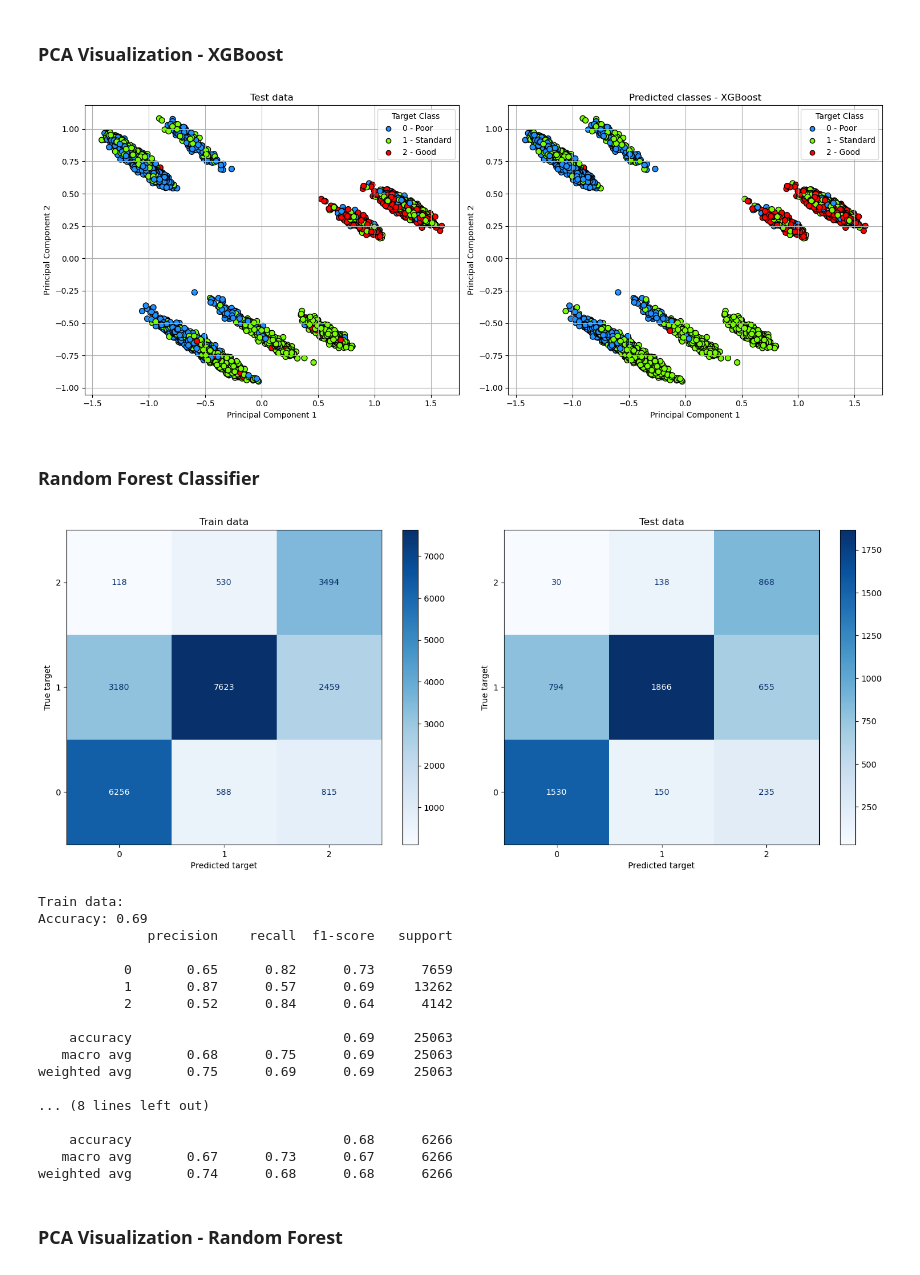
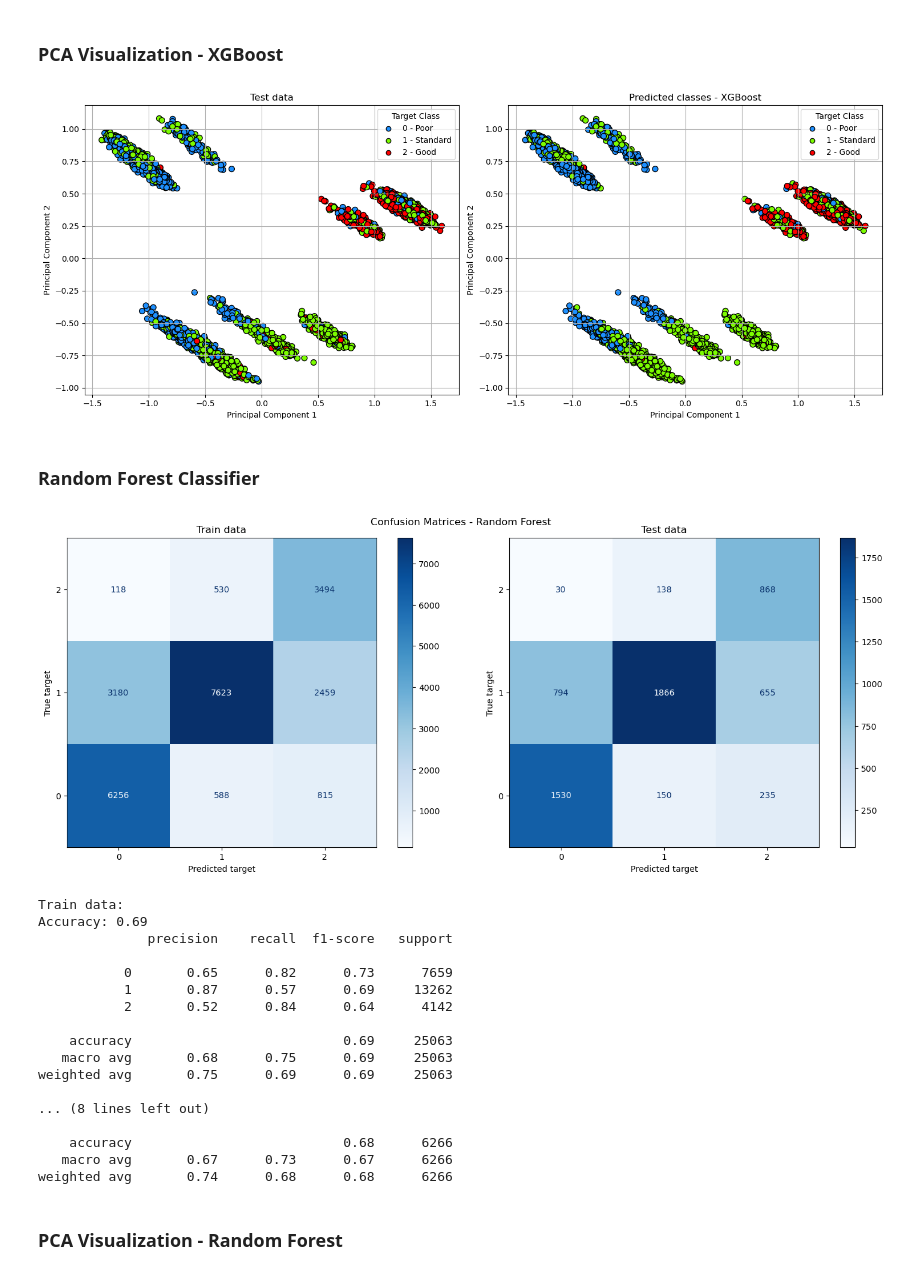
Before and after one commit to Radoslaw-Polak/Credit-Scoring-Modelling, a Jupyter notebook: test_v2.ipynb, the cells around one changed output. Cells and saved outputs as stored; diff of their text form; code cells hidden in the pictures.

```diff
--- a/test_v2.ipynb
+++ b/test_v2.ipynb
@@ -715,3 +718,8 @@ def pca_visualization(X_true, y_true, y_pred, model_name=''):
 pca_visualization(X_test, y_test, y_pred, model_name='Logistic Regression')
 # %% [output]
 [figure]
+# %%
+import torch
+"""setting device"""
+device = 'cuda' if torch.cuda.is_available() else 'cpu'
+device
@@ -719,21 +729,19 @@ pca_visualization(X_test, y_test, y_pred, model_name='Logistic Regression')
 ### XGBoost algorithm
 # %%
 import xgboost as xgb
-from sklearn.utils.class_weight import compute_class_weight
 
 # Prepare data for XGBoost
 X = customer_data_scaled.drop(columns='Credit_Score')
 y = customer_data_scaled['Credit_Score']
 
-
 X_train, X_test, y_train, y_test = train_test_split(X, y, test_size=0.2, random_state=68, stratify=customer_data['Credit_Score'])
 
-
 xgb_model = xgb.XGBClassifier(
+    n_estimators=1000,
     objective='multi:softprob',
     num_class=3,
     eval_metric='mlogloss',
-    n_estimators=1000
+    device=device
 )
 
 X_train, X_test, y_train, y_test = X_train.to_numpy(), X_test.to_numpy(), y_train.to_numpy(), y_test.to_numpy()
@@ -742,8 +750,11 @@ xgb_model.fit(X_train, y_train)
 y_pred_XGB_train = xgb_model.predict(X_train)
 y_pred_XGB_test = xgb_model.predict(X_test)
 
-cm_train_XGB, cm_test_XGB = display_confusion_matrix(y_train=y_train, y_train_pred=y_pred_XGB_train,
-                                                     y_test=y_test, y_pred=y_pred_XGB_test, cmap="Blues")
+cm_train_XGB, cm_test_XGB = display_confusion_matrix(y_train=y_train,
+                                                     y_train_pred=y_pred_XGB_train,
+                                                     y_test=y_test,
+                                                     title='Confusion Matrices - XGBoost',
+                                                     y_pred=y_pred_XGB_test, cmap="Blues")
 display_quality_metrics(y_true=y_train,
                         y_pred=y_pred_XGB_train,
                         y_probs=xgb_model.predict_proba(X_train),
@@ -778,38 +789,41 @@ weighted avg       0.76      0.76      0.76      6266
 # %%
 pca_visualization(X_test, y_test, y_pred_XGB_test, model_name='XGBoost')
 # %% [output]
-[figure, old version]
+[figure, new version]
 # %% [markdown]
 ### Random Forest Classifier
 # %%
 from sklearn.ensemble import RandomForestClassifier
 
 rf_model = RandomForestClassifier(
     n_estimators=1000,
     max_depth=10,
     class_weight='balanced_subsample',
     random_state=68,
     n_jobs=4
 )
 
 rf_model.fit(X_train, y_train)
 y_pred_RF_train = rf_model.predict(X_train)
 y_pred_RF_test = rf_model.predict(X_test)
 
-cm_train_RF, cm_test_RF = display_confusion_matrix(y_train=y_train, y_train_pred=y_pred_RF_train,
-                                                   y_test=y_test, y_pred=y_pred_RF_test, cmap="Blues")
+cm_train_RF, cm_test_RF = display_confusion_matrix(y_train=y_train,
+                                                   y_train_pred=y_pred_RF_train,
+                                                   y_test=y_test,
+                                                   title='Confusion Matrices - Random Forest',
+                                                   y_pred=y_pred_RF_test, cmap="Blues")
 display_quality_metrics(y_true=y_train,
                         y_pred=y_pred_RF_train,
                         y_probs=rf_model.predict_proba(X_train),
                         label='Train data',
                         pr_curve_title='PR AUC Random Forest - Train data')
 display_quality_metrics(y_true=y_test,
                         y_pred=y_pred_RF_test,
                         y_probs=rf_model.predict_proba(X_test),
                         label='\nTest data',
                         pr_curve_title='PR AUC Random Forest - Test data')
 # %% [output]
-[figure, old version]
+[figure, new version]
 Train data:
 Accuracy: 0.69
               precision    recall  f1-score   support
```
Also changed, not shown: parts of 8 cells of this notebook, 1 other file.
